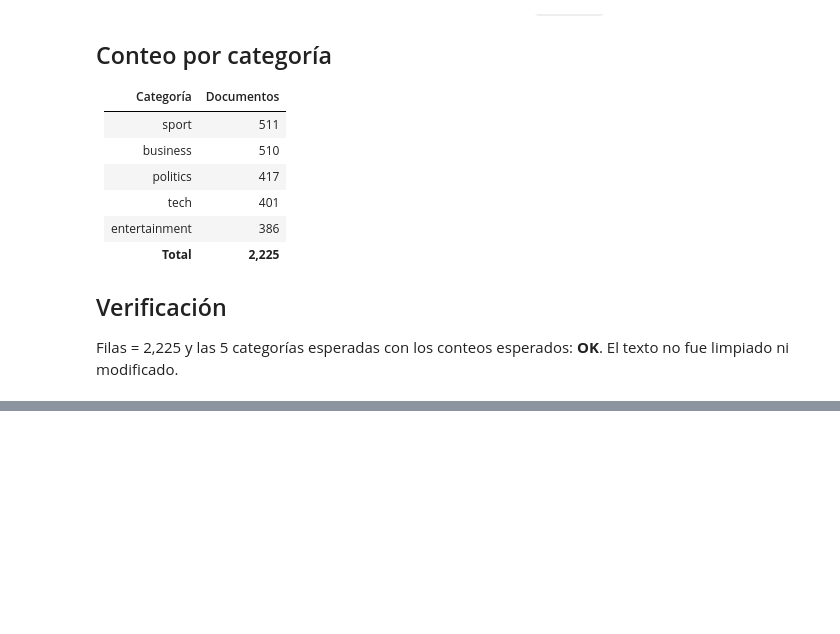
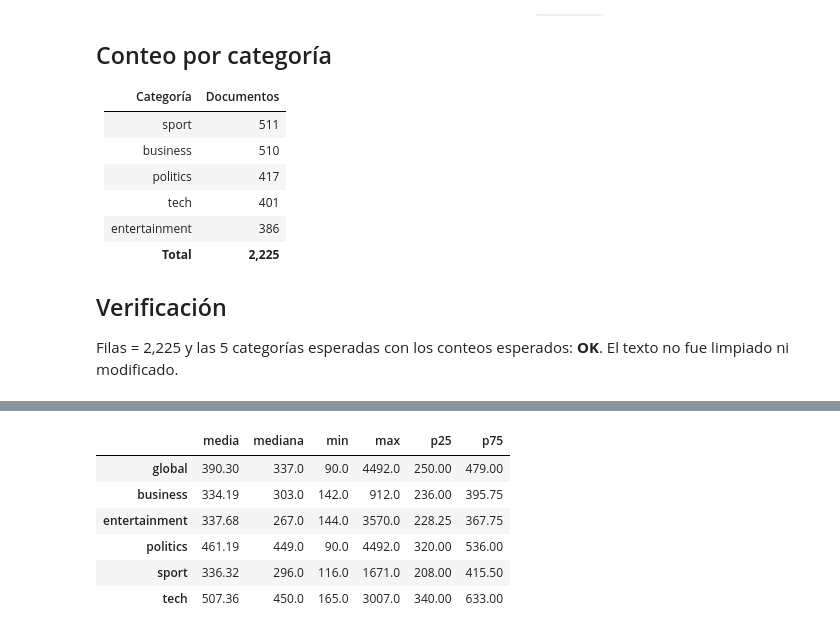
Before and after one commit to DiegoMoctezuma/Recuperaci-nInformaci-n, a Jupyter notebook: práctica.ipynb, the cells around one changed output, grey strips where cells are left out. Cells and saved outputs as stored; diff of their text form; code cells hidden in the pictures; blank space fills up the shorter version.

```diff
--- a/práctica.ipynb
+++ b/práctica.ipynb
@@ -129,0 +134,6 @@ Filas = 2,225 y las 5 categorías esperadas con los conteos esperados: **OK**. E
+# %%
+import matplotlib
+matplotlib.use('Agg')  # las figuras se guardan en reports/figuras y se muestran desde ahí
+import eda
+
+m_raw = eda.eda_raw()
@@ -129,0 +162,11 @@ Filas = 2,225 y las 5 categorías esperadas con los conteos esperados: **OK**. E
+# %%
+# Longitud en palabras, global y por categoría
+pd.DataFrame(m_raw['longitud_palabras']).T.round(2)
+# %% [output]
+|  | media | mediana | min | max | p25 | p75 |
+| global | 390.30 | 337.0 | 90.0 | 4492.0 | 250.00 | 479.00 |
+| business | 334.19 | 303.0 | 142.0 | 912.0 | 236.00 | 395.75 |
+| entertainment | 337.68 | 267.0 | 144.0 | 3570.0 | 228.25 | 367.75 |
+| politics | 461.19 | 449.0 | 90.0 | 4492.0 | 320.00 | 536.00 |
+| sport | 336.32 | 296.0 | 116.0 | 1671.0 | 208.00 | 415.50 |
+| tech | 507.36 | 450.0 | 165.0 | 3007.0 | 340.00 | 633.00 |
```
Also changed, not shown: parts of 7 cells of this notebook, 9 other files.
